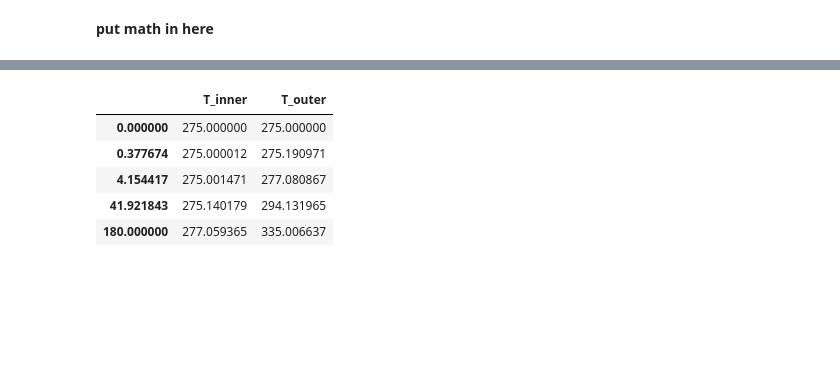
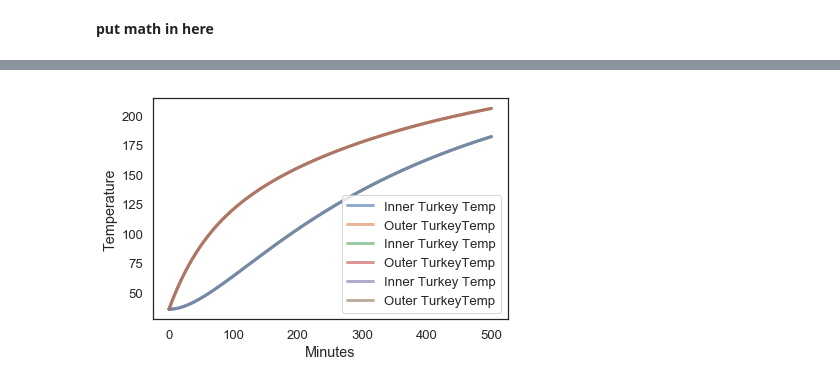
Before and after one commit to MellieZito/Project-2, a Jupyter notebook: code/Turkey.ipynb, the cells around one changed output, grey strips where cells are left out. Saved outputs shown, nothing was run; the diff lists cells and outputs as text; code cells hidden in the pictures; blank space fills up the shorter version.

Commit message:
adding sweep series

```diff
--- a/code/Turkey.ipynb
+++ b/code/Turkey.ipynb
@@ -124,9 +109,21 @@ plot_results(results.T_inner, results.T_outer)
-# %%
-results
-# %% [output]
-|  | T_inner | T_outer |
-| 0.000000 | 275.000000 | 275.000000 |
-| 0.377674 | 275.000012 | 275.190971 |
-| 4.154417 | 275.001471 | 277.080867 |
-| 41.921843 | 275.140179 | 294.131965 |
-| 180.000000 | 277.059365 | 335.006637 |
+# %%
+def sweep_temp(system, slope_func, min_temp, max_temp):
+    '''Sweep oven temperature
+
+    min_temp: lowest temperature
+    max_temp: highest temperature
+
+    Returns: Sweepseries
+    '''
+
+    temp_array = linspace(min_temp, max_temp, 3)
+    sweep = SweepSeries()
+
+    for temp in temp_array:
+        results, details = run_ode_solver(system,slope_func,max_step=1)
+        plot_results(results.T_inner, results.T_outer)
+        #sweep[temp] = results
+# %%
+sweep_temp(system, slope_func, 350, 400)
+# %% [output]
+[figure, added]
```
Also changed, not shown: parts of 5 cells of this notebook.
